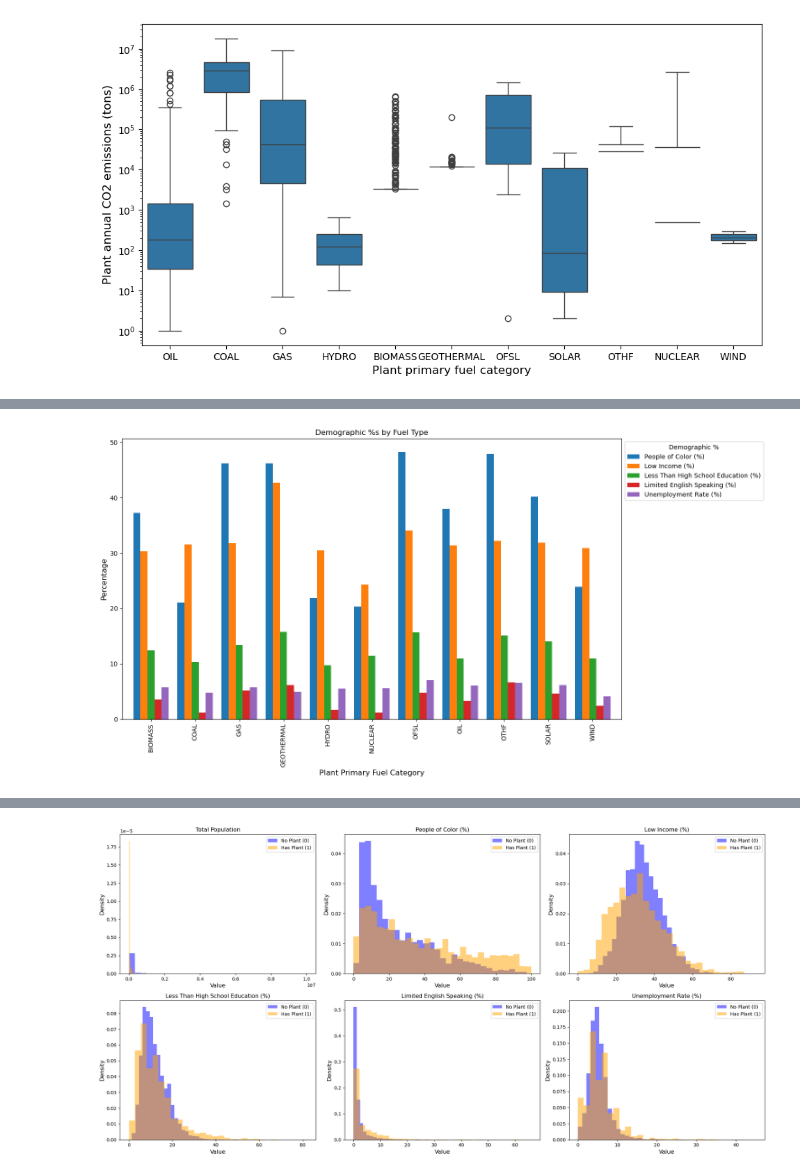
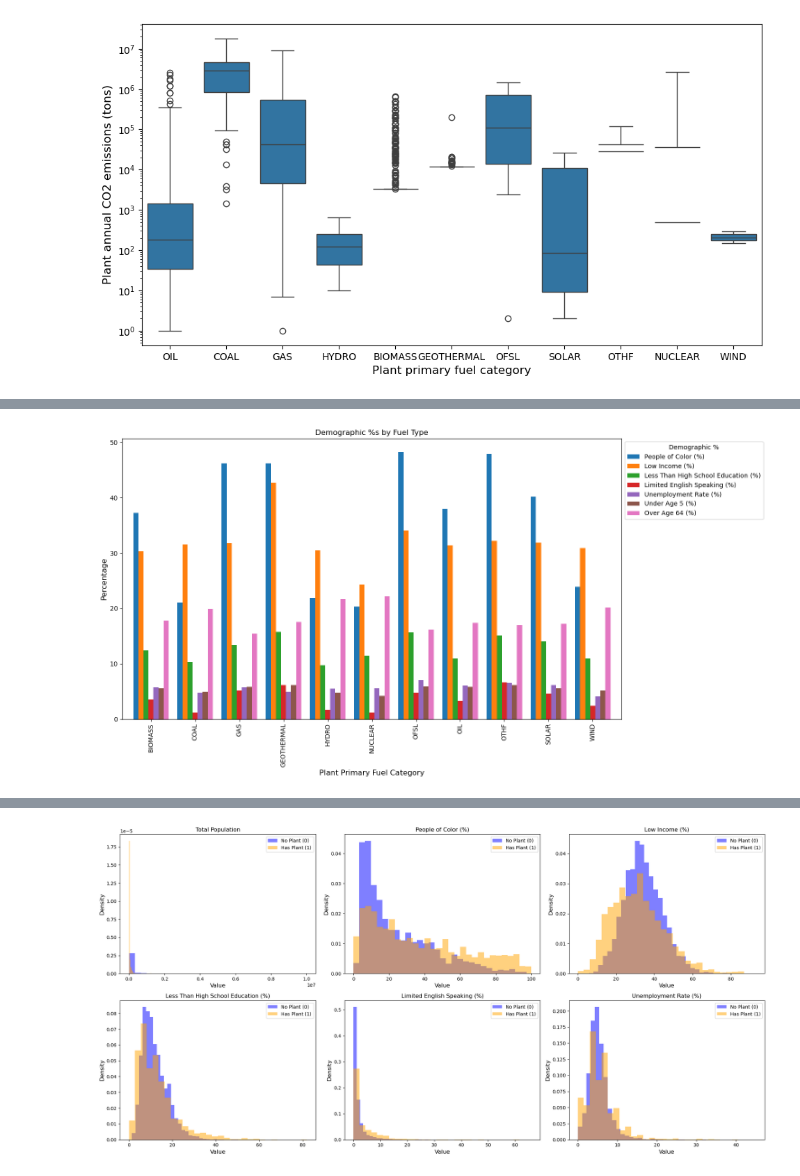
Before and after one commit to reilyfairchild/Data102_Final_Project, a Jupyter notebook: dataset_3_EDA.ipynb, the cells around one changed output, grey strips where cells are left out. Cells and saved outputs as stored; diff of their text form; code cells hidden in the pictures.

```diff
--- a/dataset_3_EDA.ipynb
+++ b/dataset_3_EDA.ipynb
@@ -87,7 +87,8 @@ egrid_joined.head()
 # %%
 #Extract county FIPS from egrid data
 #relevant_columns = ['Plant primary fuel category_x', 'Plant annual net generation (MWh)', 'Total Population', 'People of Color (%)', 'Low Income (%)', 'Less Than High School Education (%)', 'Limited English Speaking (%)', 'Unemployment Rate (%)', 'Limited Life Expectancy (%)', 'Demographic Index', "National Percentile of Over Age 64"]
-egrid_dropped = egrid_joined.dropna(subset=['Plant FIPS state code', 'Plant FIPS county code','Plant state abbreviation_x','Plant county name','Total Population', 'People of Color (%)', 'Low Income (%)', 'Less Than High School Education (%)', 'Limited English Speaking (%)', 'Unemployment Rate (%)', 'Limited Life Expectancy (%)', 'Under Age 5 (%)', 'Over Age 64 (%)'])
+egrid_joined['Plant state abbreviation'] = egrid_joined['Plant state abbreviation_x']
+egrid_dropped = egrid_joined.dropna(subset=['Plant FIPS state code', 'Plant FIPS county code','Plant state abbreviation','Plant county name','Total Population', 'People of Color (%)', 'Low Income (%)', 'Less Than High School Education (%)', 'Limited English Speaking (%)', 'Unemployment Rate (%)', 'Limited Life Expectancy (%)', 'Under Age 5 (%)', 'Over Age 64 (%)'])
 #egrid_dropped['Plant FIPS state code str'] = egrid_dropped['Plant FIPS state code'].astype(int).astype(str)
 egrid_dropped['Plant FIPS state code'] = pd.to_numeric(egrid_dropped['Plant FIPS state code'], errors='coerce')
 egrid_dropped['Plant FIPS state code'] = egrid_dropped['Plant FIPS state code'].astype(int).astype(str).str.zfill(2)
@@ -95,11 +96,11 @@ egrid_dropped['Plant FIPS county code'] = pd.to_numeric(egrid_dropped['Plant FIP
 egrid_dropped['Plant FIPS county code'] = egrid_dropped['Plant FIPS county code'].astype(int).astype(str).str.zfill(3)  #county, state codes sometimes int or decimal
 egrid_dropped['County FIPS'] = egrid_dropped['Plant FIPS state code'] + egrid_dropped['Plant FIPS county code']
 egrid_dropped['has_plant'] = 1
-egrid_dropped['Plant state abbreviation'] = egrid_dropped['Plant state abbreviation_x']
-columns_select = ['County FIPS', 'Plant county name', 'Plant state abbreviation', 'has_plant', 'Total Population', 'People of Color (%)', 'Low Income (%)', 'Less Than High School Education (%)', 'Limited English Speaking (%)', 'Unemployment Rate (%)', 'Limited Life Expectancy (%)', "Plant primary fuel category_x", "Plant annual net generation (MWh)"]
+#egrid_dropped['Plant state abbreviation'] = egrid_dropped['Plant state abbreviation_x']
+columns_select = ['County FIPS', 'Plant county name', 'Plant state abbreviation', 'has_plant', 'Total Population', 'People of Color (%)', 'Low Income (%)', 'Less Than High School Education (%)', 'Limited English Speaking (%)', 'Unemployment Rate (%)', 'Limited Life Expectancy (%)', "Plant primary fuel category_x", "Plant annual net generation (MWh)", 'Over Age 64 (%)', 'Under Age 5 (%)']
 
 egridf = egrid_dropped[columns_select] #egrid final
-clean_me = ['Total Population', 'People of Color (%)', 'Low Income (%)', 'Less Than High School Education (%)', 'Limited English Speaking (%)', 'Unemployment Rate (%)', 'Limited Life Expectancy (%)']
+clean_me = ['Total Population', 'People of Color (%)', 'Low Income (%)', 'Less Than High School Education (%)', 'Limited English Speaking (%)', 'Unemployment Rate (%)', 'Limited Life Expectancy (%)', 'Over Age 64 (%)', 'Under Age 5 (%)']
 
 for col in clean_me:
     cleaned = egrid_dropped[col].astype(str).str.replace(r'[,\(\)]', '', regex=True)
@@ -236,13 +239,13 @@ fuel_type
 # %%
-ax = fuel_type[['People of Color (%)', 'Low Income (%)', 'Less Than High School Education (%)', 'Limited English Speaking (%)','Unemployment Rate (%)']].plot(kind='bar', figsize=(15, 8), width=0.8)
+ax = fuel_type[['People of Color (%)', 'Low Income (%)', 'Less Than High School Education (%)', 'Limited English Speaking (%)','Unemployment Rate (%)', 'Under Age 5 (%)', 'Over Age 64 (%)']].plot(kind='bar', figsize=(15, 8), width=0.8)
 plt.title("Demographic %s by Fuel Type")
 plt.xlabel("Plant Primary Fuel Category")
 plt.ylabel("Percentage")
 plt.legend(title="Demographic %", bbox_to_anchor=(1, 1))
 plt.tight_layout()
 plt.show()
 # %% [output]
-[figure, old version]
+[figure, new version]
 # %%
 egridf.describe().T
 # %% [output]
```
Also changed, not shown: parts of 6 cells of this notebook, 2 other files.
